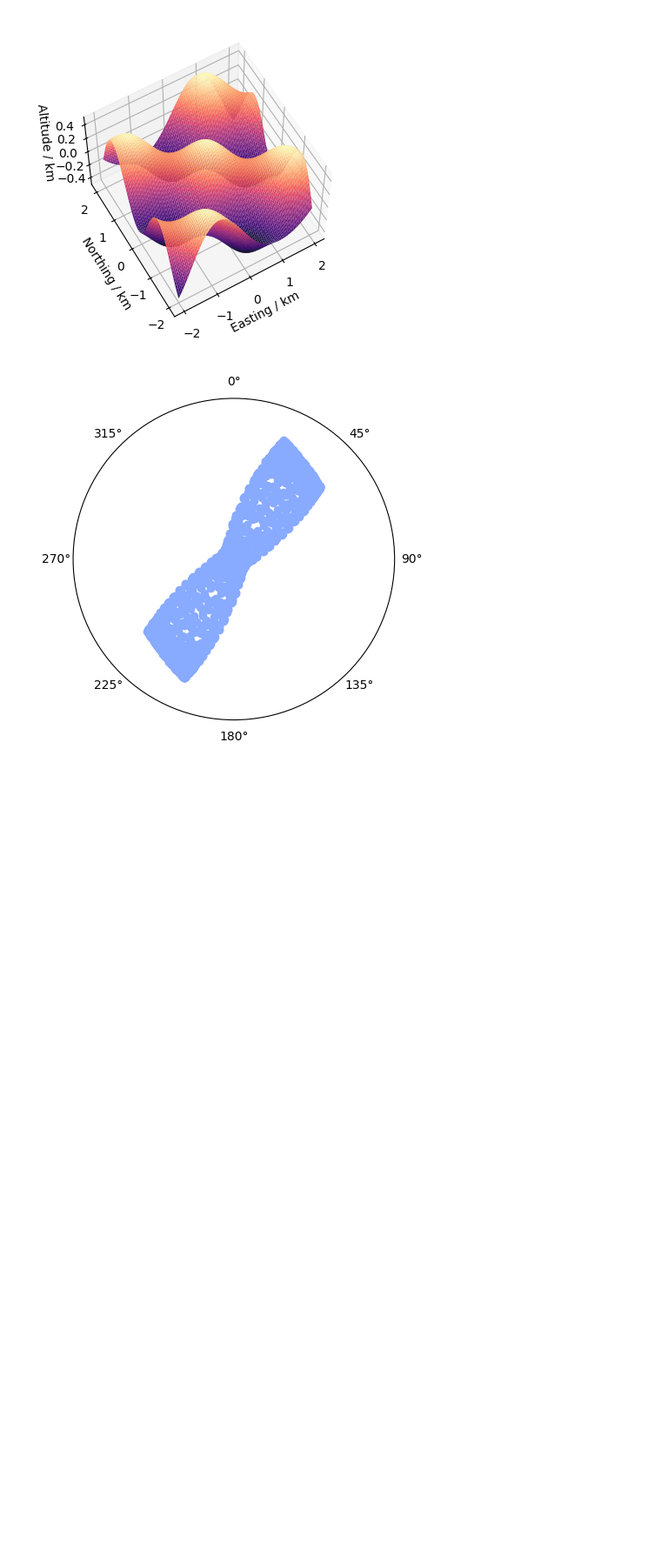
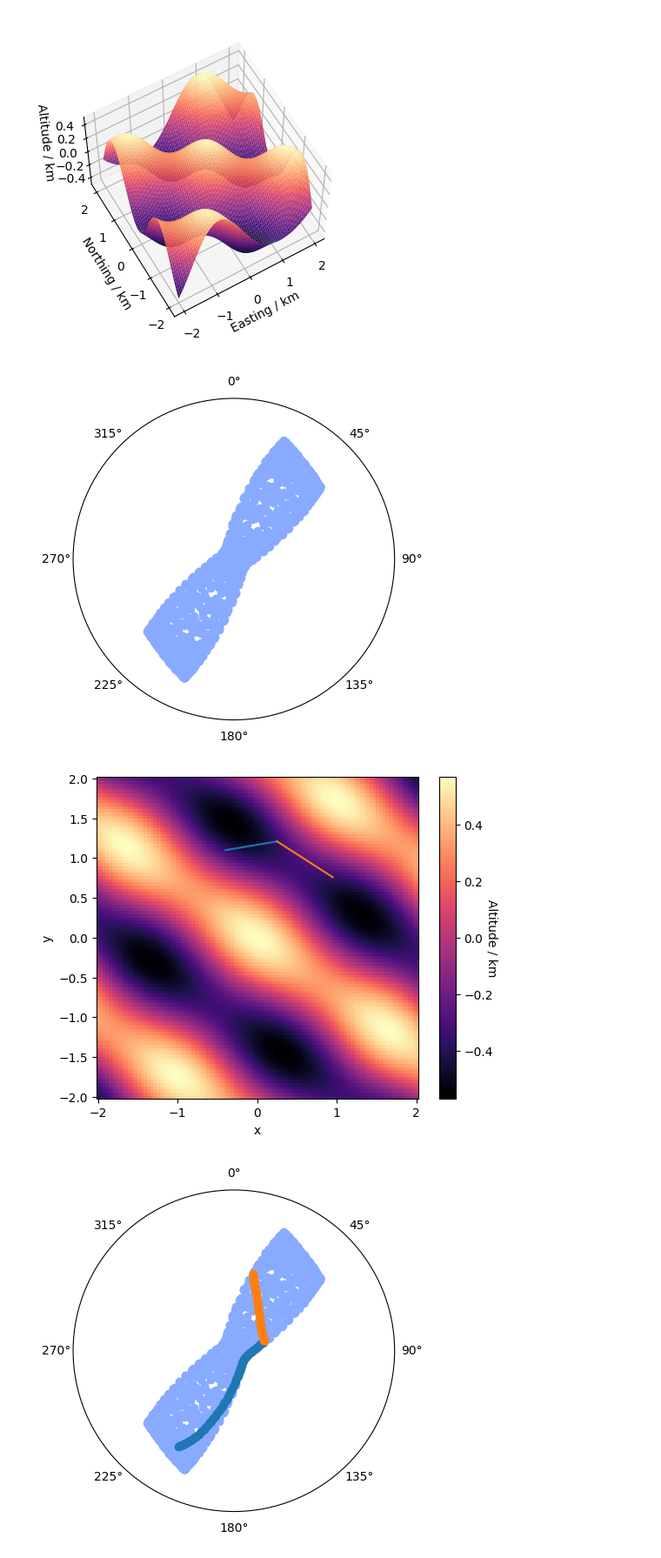
Before and after one commit to NerdyNinja11/2-fold-model, a Jupyter notebook: 2_fold_analysis.ipynb, the cells around one changed output. Shown at 87% size. Saved outputs shown, nothing was run; the diff lists cells and outputs as text; code cells hidden in the pictures; blank space fills up the shorter version.

Commit message:
fix colorbar labels 	modified:   2_fold_analysis.ipynb

```diff
--- a/2_fold_analysis.ipynb
+++ b/2_fold_analysis.ipynb
@@ -76,7 +76,9 @@ def plot_2d(L, bed):
 
   plt.xlabel('x')
   plt.ylabel('y')
-  plt.colorbar()
+
+  cbar = plt.colorbar()
+  cbar.set_label('Altitude / km', rotation=270)
 
   ax = plt.gca()
   ax.set_aspect('equal', adjustable='box')
@@ -171,3 +173,29 @@ plt.show()
 [figure]
 [figure]
 [figure]
+# %%
+#Theory for the Northwest Limb / Peña de las Zapatas folding
+
+L = [generate_line(0.65,0.11,-0.4,1.1, 101), generate_line(0.7,-0.45, 0.25, 1.21, 41)]
+G = generate_grid(-1.5, 1.5, -1.5, 1.5, 40)
+bed, bedding_pole = get_functions(0.45, 35/180*math.pi, 2, 0.12, -60*1/180*math.pi, 2)
+
+plot_2d(L, bed)
+
+poles = get_poles(L, bedding_pole)
+
+fig = plt.figure()
+ax = fig.add_subplot(111, projection='stereonet')
+
+for i in np.stack(G,axis=2):
+  for j in i:
+    ax.line(*bedding_pole(*j), color='#88aaff')
+
+for n, line in enumerate(poles):
+  for pole in line:
+    ax.line(*pole, color=list(col.TABLEAU_COLORS.values())[n%len(col.TABLEAU_COLORS)])
+
+plt.show()
+# %% [output]
+[figure, added]
+[figure, added]
```
Also changed, not shown: parts of 1 cell of this notebook.
